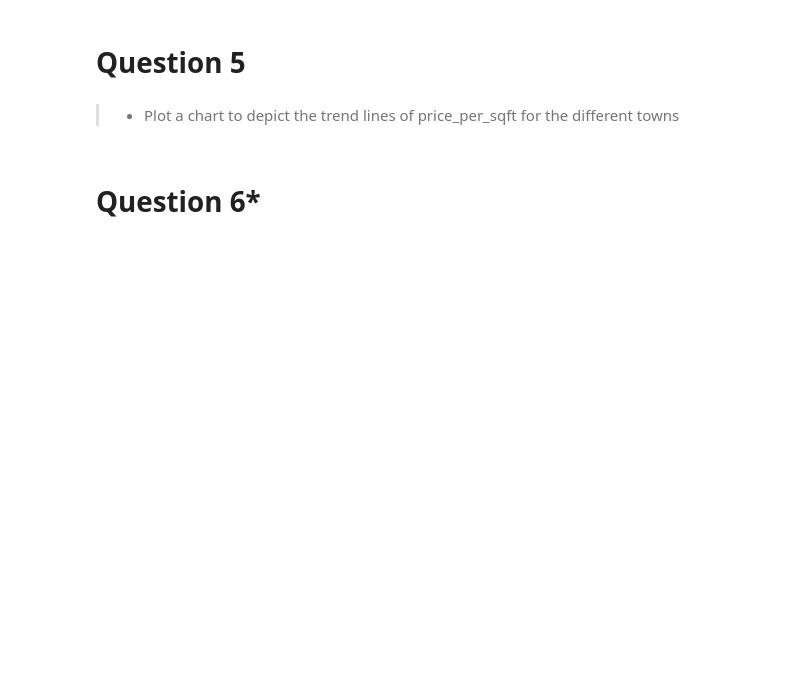
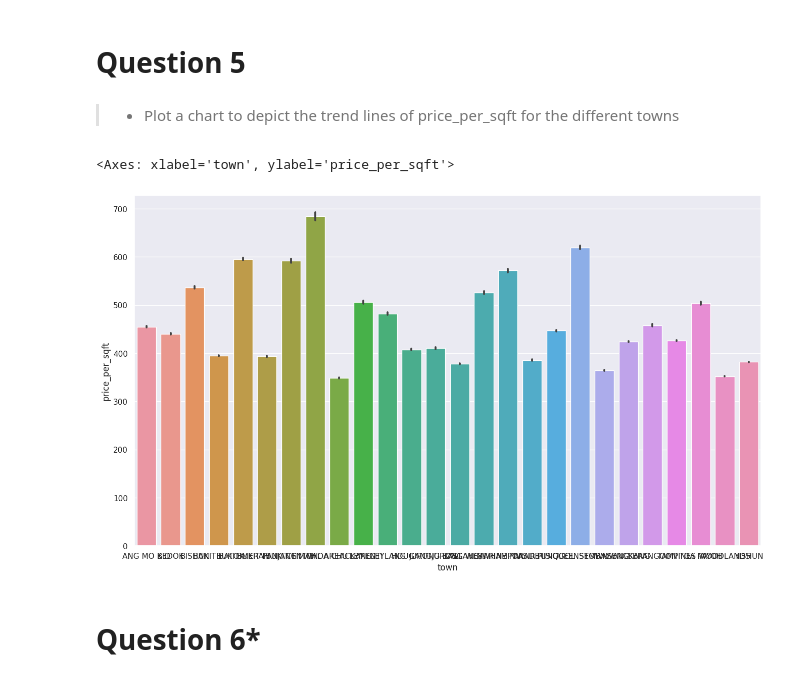
Before and after one commit to sadikinisaac/sadikinisaac, a Jupyter notebook: DC_Bootcamp_Week_8-Isaacsadikin.ipynb, the cells around one changed output. Saved outputs shown, nothing was run; the diff lists cells and outputs as text; code cells hidden in the pictures; blank space fills up the shorter version.

```diff
--- a/DC_Bootcamp_Week_8-Isaacsadikin.ipynb
+++ b/DC_Bootcamp_Week_8-Isaacsadikin.ipynb
@@ -325,6 +573,12 @@ Read them as separate dataframes and save them in a list variable called **dfs_r
 > - Plot a chart to depict the trend lines of price_per_sqft for the different towns
 # %%
 <..>
+# %%
+# Notice that no aggregation is required
+sns.barplot(x='town', y='price_per_sqft', data=df)
+# %% [output]
+<Axes: xlabel='town', ylabel='price_per_sqft'>
+[figure, added]
 # %% [markdown]
 # Question 6*
 # %% [markdown]
```
Also changed, not shown: parts of 47 cells of this notebook.
